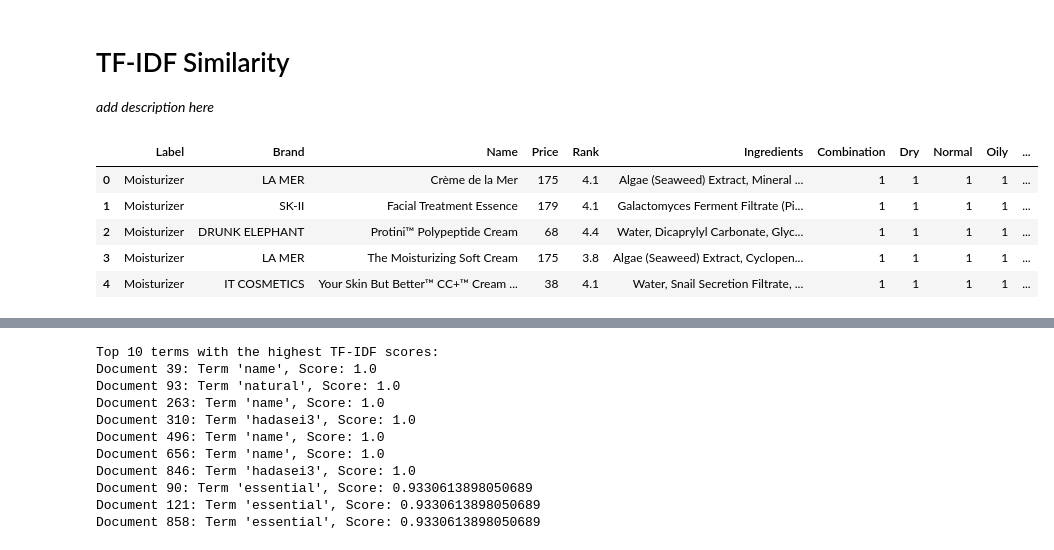
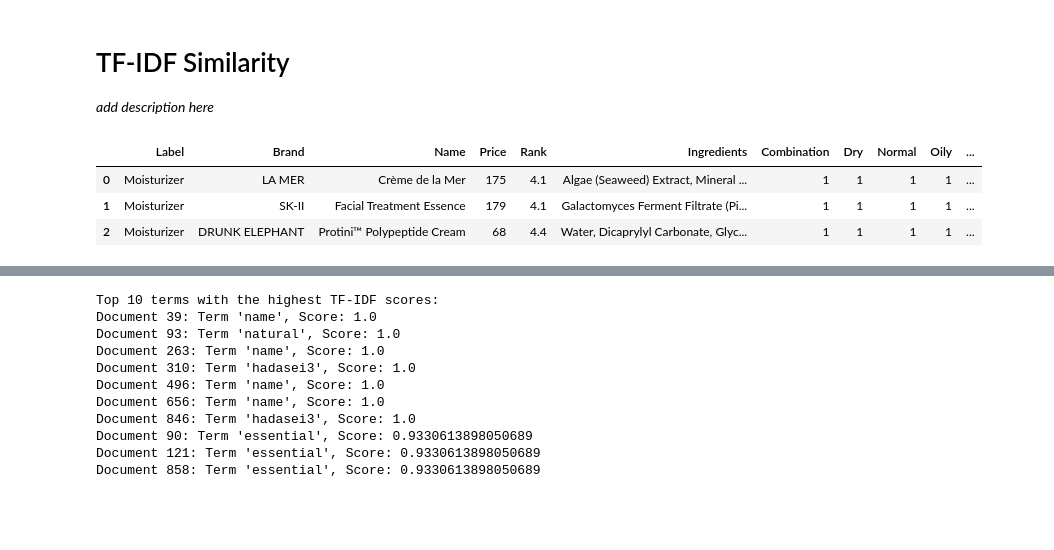
Before and after one commit to BellaEsc/makeup-minted, a Jupyter notebook: 4_tfidf_similarity.ipynb, the cells around one changed output, grey strips where cells are left out. Cells and saved outputs as stored; diff of their text form; code cells hidden in the pictures; blank space fills up the shorter version.

```diff
--- a/4_tfidf_similarity.ipynb
+++ b/4_tfidf_similarity.ipynb
@@ -9,14 +11,12 @@ from scipy.sparse import find
 *add description here*
 # %%
 df = pd.read_csv("data/skincare_products.csv")
-df.head()
+df.head(3)
 # %% [output]
 |  | Label | Brand | Name | Price | Rank | Ingredients | Combination | Dry | Normal | Oily | ... |
 | 0 | Moisturizer | LA MER | Crème de la Mer | 175 | 4.1 | Algae (Seaweed) Extract, Mineral ... | 1 | 1 | 1 | 1 | ... |
 | 1 | Moisturizer | SK-II | Facial Treatment Essence | 179 | 4.1 | Galactomyces Ferment Filtrate (Pi... | 1 | 1 | 1 | 1 | ... |
 | 2 | Moisturizer | DRUNK ELEPHANT | Protini™ Polypeptide Cream | 68 | 4.4 | Water, Dicaprylyl Carbonate, Glyc... | 1 | 1 | 1 | 1 | ... |
-| 3 | Moisturizer | LA MER | The Moisturizing Soft Cream | 175 | 3.8 | Algae (Seaweed) Extract, Cyclopen... | 1 | 1 | 1 | 1 | ... |
-| 4 | Moisturizer | IT COSMETICS | Your Skin But Better™ CC+™ Cream ... | 38 | 4.1 | Water, Snail Secretion Filtrate, ... | 1 | 1 | 1 | 1 | ... |
 # %%
 # Preprocess the ingredients
 def preprocess_ingredients(text):
```
Also changed, not shown: parts of 5 cells of this notebook, 2 other files.
